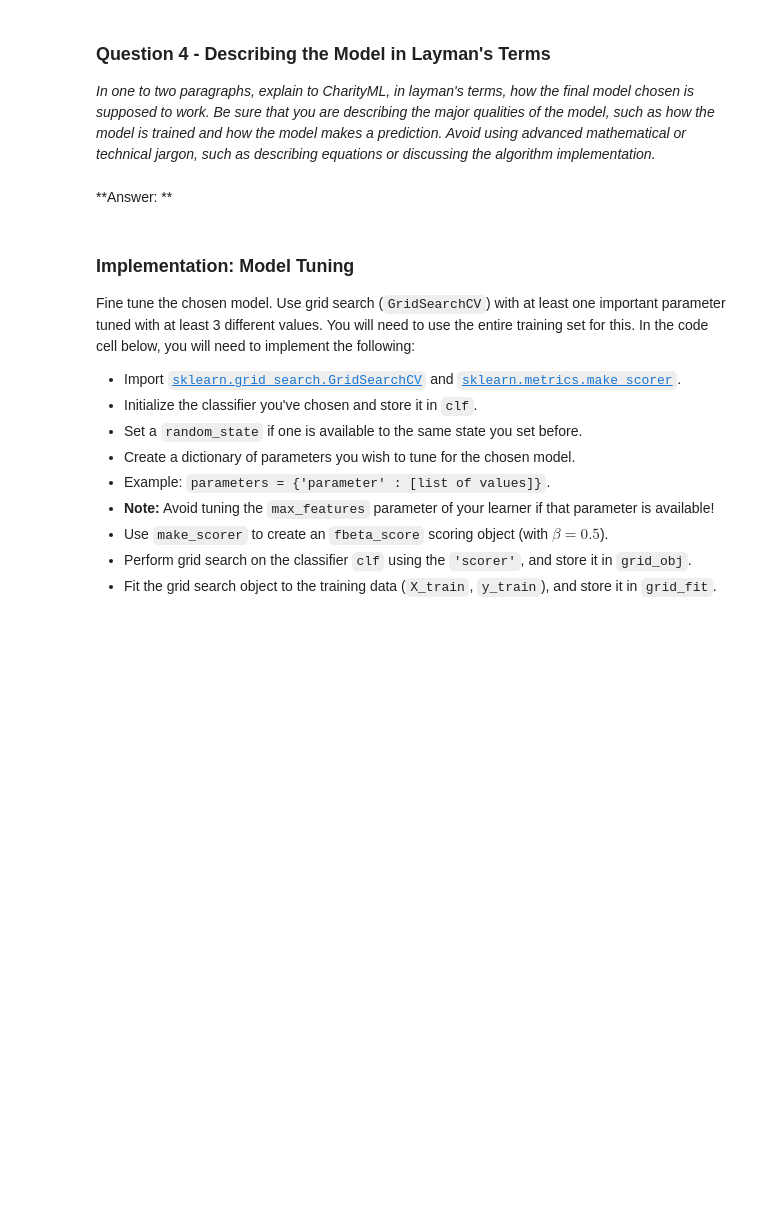
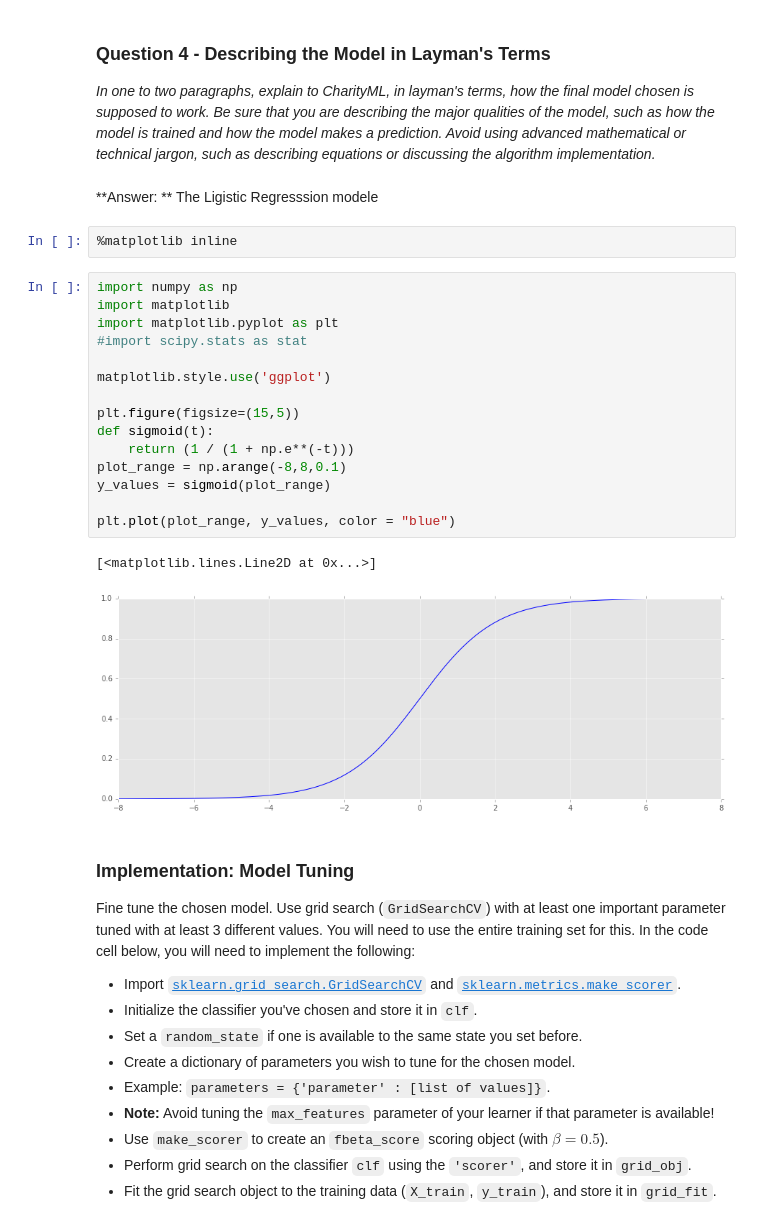
Before and after one commit to H2OLab/machine-learning, a Jupyter notebook: projects/finding_donors/finding_donors.ipynb, the cells around one changed output. Drawn from its saved outputs; the diff is of its cells as text; blank space fills up the shorter version.

```diff
--- a/projects/finding_donors/finding_donors.ipynb
+++ b/projects/finding_donors/finding_donors.ipynb
@@ -339,6 +369,27 @@ In this final section, you will choose from the three supervised learning models
 *In one to two paragraphs, explain to *CharityML*, in layman's terms, how the final model chosen is supposed to work. Be sure that you are describing the major qualities of the model, such as how the model is trained and how the model makes a prediction. Avoid using advanced mathematical or technical jargon, such as describing equations or discussing the algorithm implementation.*
 # %% [markdown]
 **Answer: **
+The Ligistic Regresssion modele
+# %%
+%matplotlib inline
+# %%
+import numpy as np
+import matplotlib
+import matplotlib.pyplot as plt
+#import scipy.stats as stat
+
+matplotlib.style.use('ggplot')
+
+plt.figure(figsize=(15,5))
+def sigmoid(t):
+    return (1 / (1 + np.e**(-t)))
+plot_range = np.arange(-8,8,0.1)
+y_values = sigmoid(plot_range)
+
+plt.plot(plot_range, y_values, color = "blue")
+# %% [output]
+[<matplotlib.lines.Line2D at 0x...>]
+[figure, added]
 # %% [markdown]
 ### Implementation: Model Tuning
 Fine tune the chosen model. Use grid search (`GridSearchCV`) with at least one important parameter tuned with at least 3 different values. You will need to use the entire training set for this. In the code cell below, you will need to implement the following:
```
Also changed, not shown: parts of 11 cells of this notebook.
